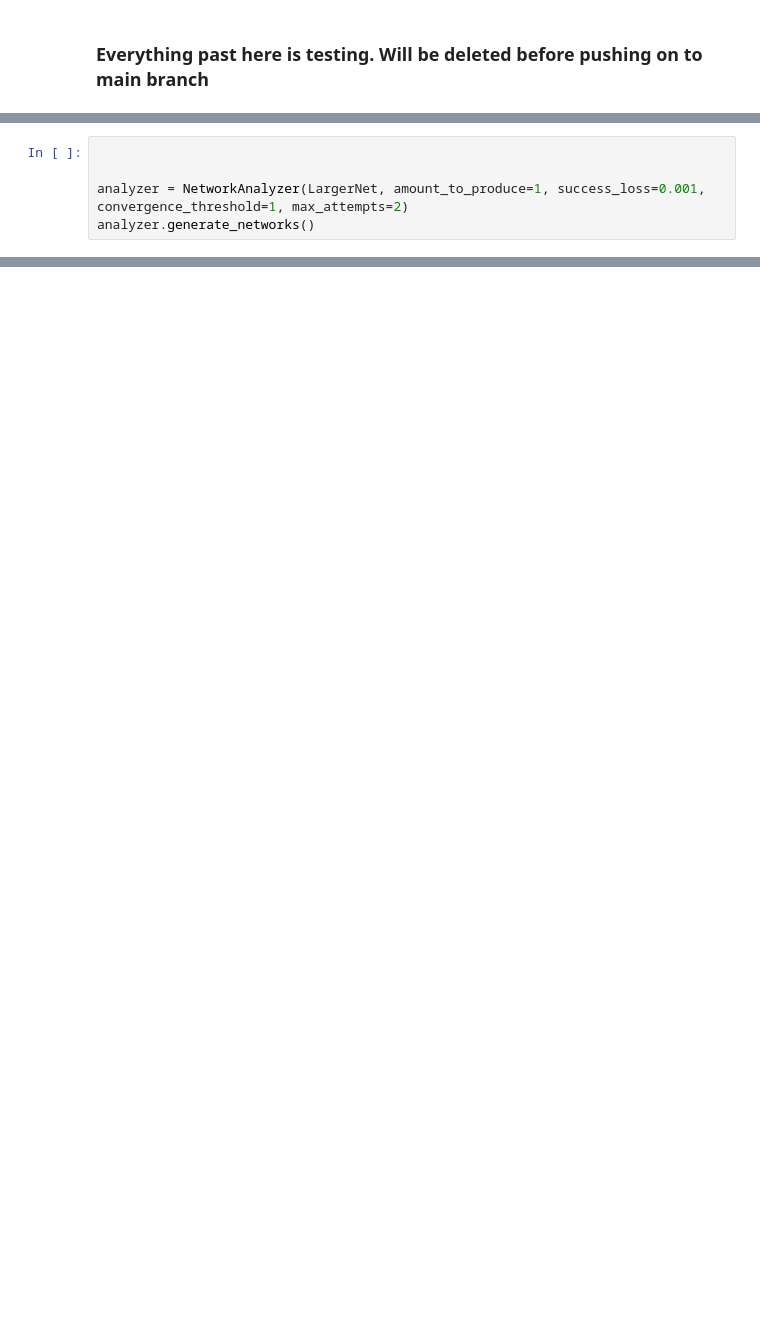
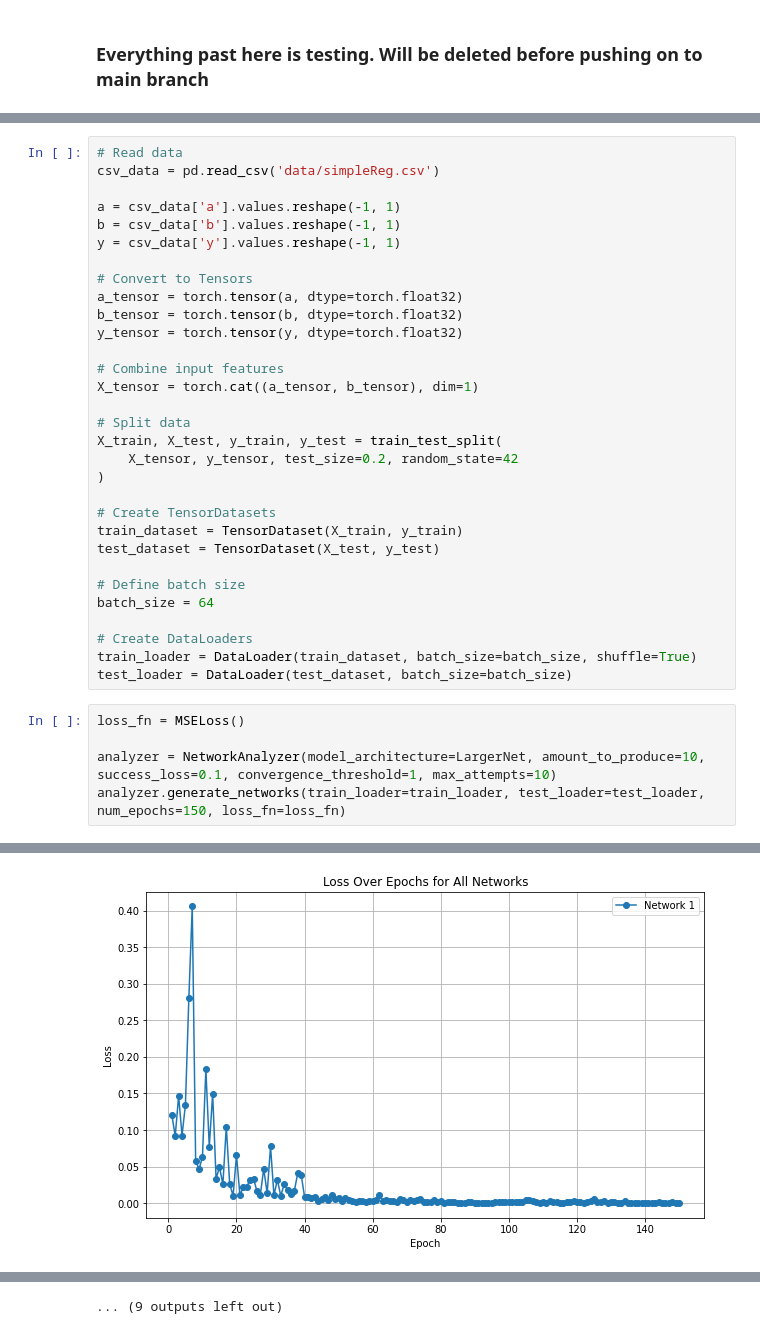
Before and after one commit to simoncole/GWAS-approach-to-NN-interp, a Jupyter notebook: NetworkAnalyzer.ipynb, the cells around one changed output, grey strips where cells are left out. Drawn from its saved outputs; the diff is of its cells as text; blank space fills up the shorter version.

Commit message:
got lower loss and added plot for loss

```diff
--- a/NetworkAnalyzer.ipynb
+++ b/NetworkAnalyzer.ipynb
@@ -306,5 +357,37 @@ from largerNetArchitecture import LargerNet
+# %%
+# Read data
+csv_data = pd.read_csv('data/simpleReg.csv')
+
+a = csv_data['a'].values.reshape(-1, 1)
+b = csv_data['b'].values.reshape(-1, 1)
+y = csv_data['y'].values.reshape(-1, 1)
+
+# Convert to Tensors
+a_tensor = torch.tensor(a, dtype=torch.float32)
+b_tensor = torch.tensor(b, dtype=torch.float32)
+y_tensor = torch.tensor(y, dtype=torch.float32)
+
+# Combine input features
+X_tensor = torch.cat((a_tensor, b_tensor), dim=1)
+
+# Split data
+X_train, X_test, y_train, y_test = train_test_split(
+    X_tensor, y_tensor, test_size=0.2, random_state=42
+)
+
+# Create TensorDatasets
+train_dataset = TensorDataset(X_train, y_train)
+test_dataset = TensorDataset(X_test, y_test)
+
+# Define batch size
+batch_size = 64
+
+# Create DataLoaders
+train_loader = DataLoader(train_dataset, batch_size=batch_size, shuffle=True)
+test_loader = DataLoader(test_dataset, batch_size=batch_size)
 # %%
+loss_fn = MSELoss()
 
-
-analyzer = NetworkAnalyzer(LargerNet, amount_to_produce=1, success_loss=0.001, convergence_threshold=1, max_attempts=2)
-analyzer.generate_networks()
+analyzer = NetworkAnalyzer(model_architecture=LargerNet, amount_to_produce=10, success_loss=0.1, convergence_threshold=1, max_attempts=10)
+analyzer.generate_networks(train_loader=train_loader, test_loader=test_loader, num_epochs=150, loss_fn=loss_fn)
+# %% [output]
@@ -310,0 +411 @@ analyzer.generate_networks()
+[figure, added]
@@ -310,0 +502 @@ analyzer.generate_networks()
+... (9 outputs left out)
```
Also changed, not shown: parts of 13 cells of this notebook, 3 other files.
